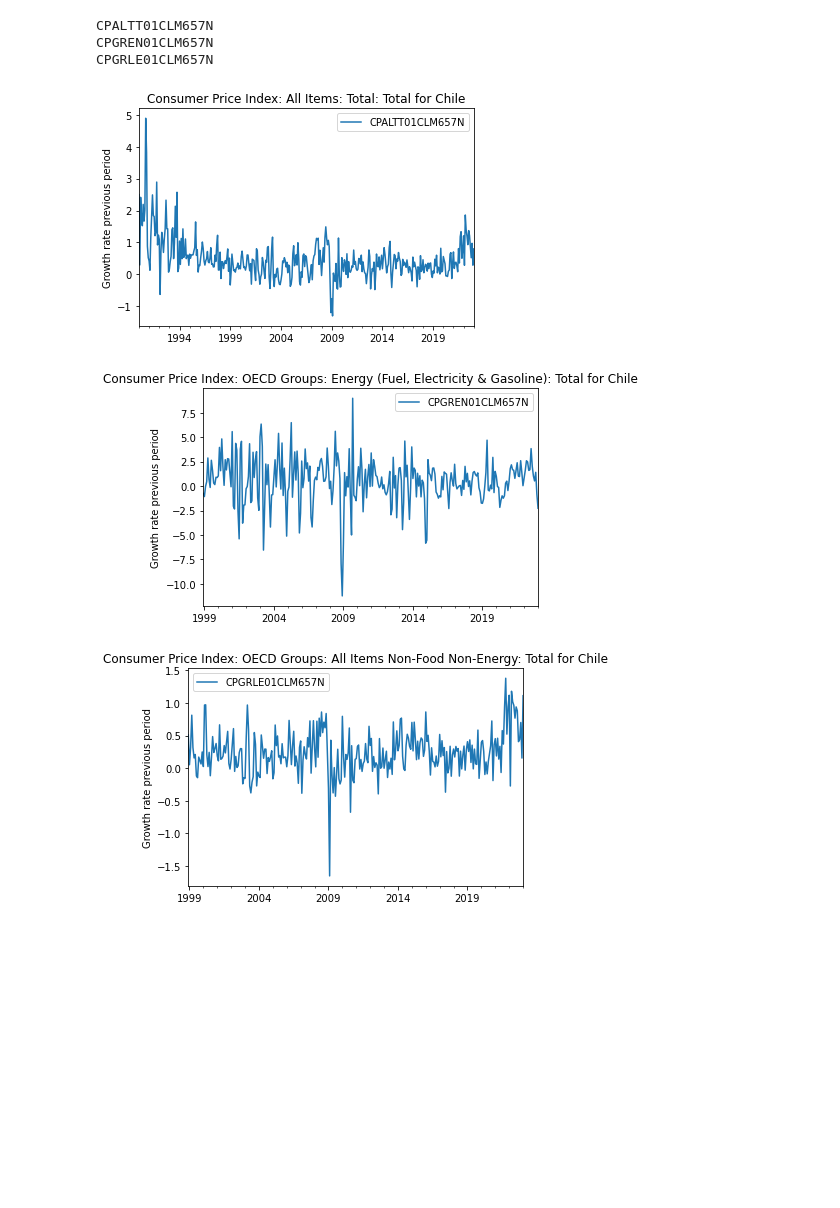
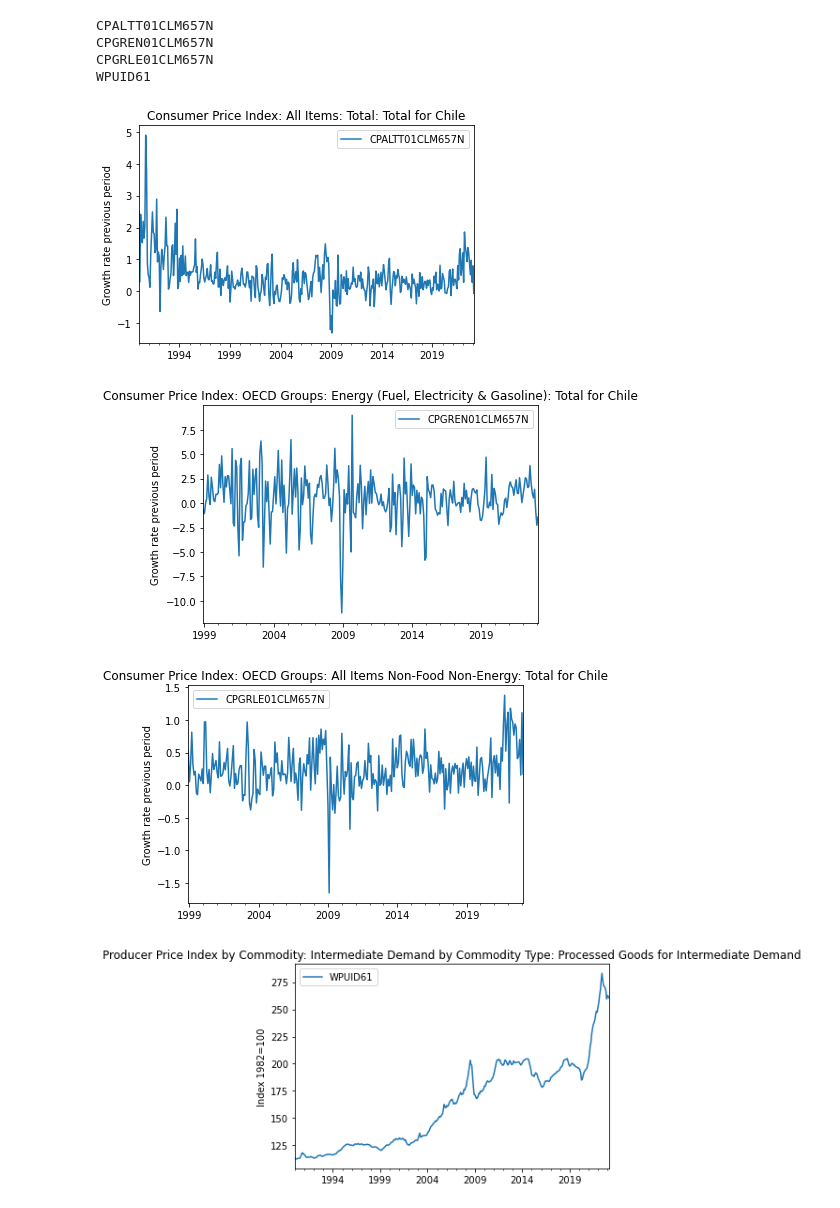
Before and after one commit to willcrossb/Latam_CPI_nowcast, a Jupyter notebook: initial_test.ipynb, the cells around one changed output. Drawn from its saved outputs; the diff is of its cells as text; code cells hidden in the pictures; blank space fills up the shorter version.

```diff
--- a/initial_test.ipynb
+++ b/initial_test.ipynb
@@ -70,26 +74,22 @@ def fredget(varlist, start_date, end_date, plots=True,freq="",name_map = dict())
     df_collect.sort_index()
     return df_collect, info_store
 # %%
+#Define FRED codes to search for
+FRED_list = ['CPALTT01CLM657N','CPGREN01CLM657N','CPGRLE01CLM657N','WPUID61']
+
 s_d ='1990-01-01'
-e_d='2023-01-01'
-"""
-headline
-CPALTT01CLM657N
-energy
-CPGREN01CLM657N
-CORE
-CPGRLE01CLM657N
-"""
+e_d='2023-03-01'
 
-#Define FRED codes to search for
-FRED_list = ['CPALTT01CLM657N','CPGREN01CLM657N','CPGRLE01CLM657N']
-
-#Collect variables into a monthly df and a quarterly df
+#Collect variables into a monthly df
 df_collect_m, dfinfo_m = fredget(FRED_list, s_d, e_d, freq = "m", plots=True)
+#Convert this series to MoM % changes
+df_collect_m['WPUID61'] = df_collect_m['WPUID61'].pct_change(1)*100
 # %% [output]
 CPALTT01CLM657N
 CPGREN01CLM657N
 CPGRLE01CLM657N
+WPUID61
-[figure, old version]
+[figure, new version]
 [figure]
-[figure, old version]
+[figure, new version]
+[figure, added]
```
Also changed, not shown: parts of 11 cells of this notebook.
